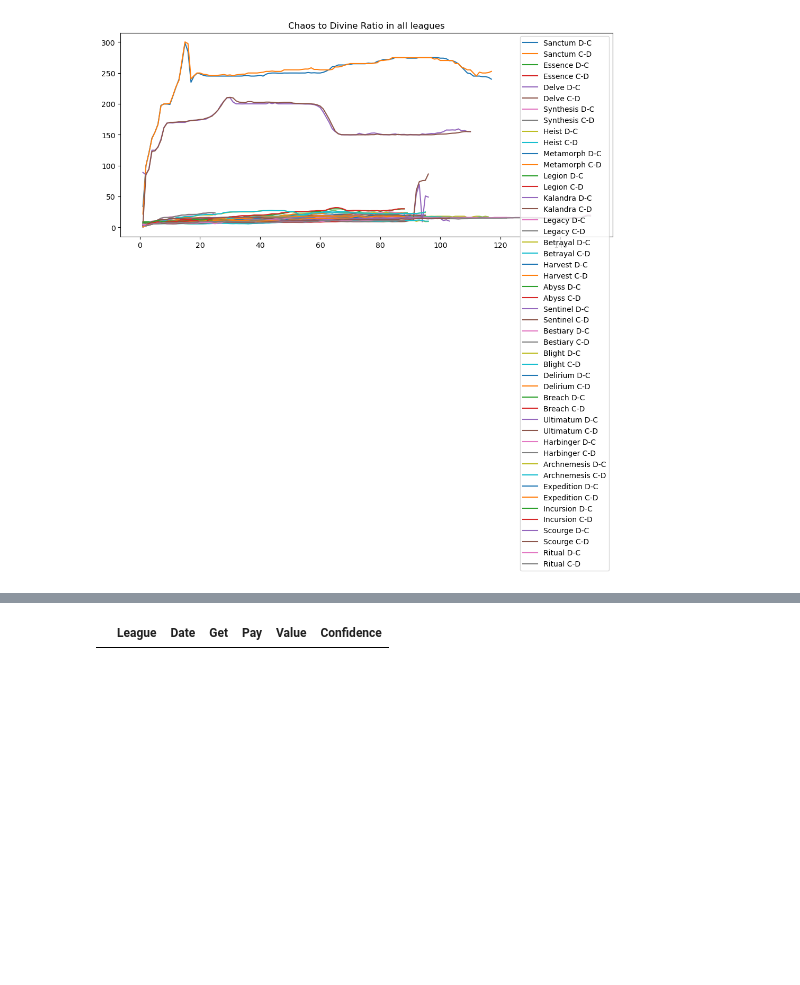
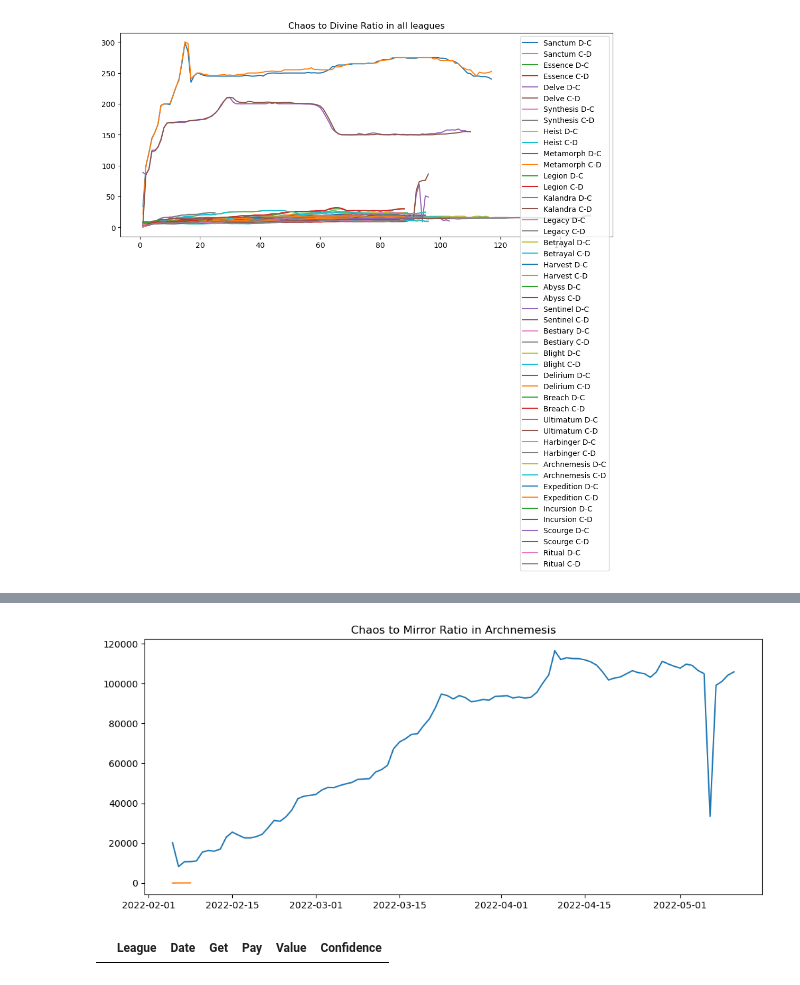
Before and after one commit to EKYS12/PoE_Currency_Market_Analysis, a Jupyter notebook: notebooks/eda.ipynb, the cells around one changed output, grey strips where cells are left out. Cells and saved outputs as stored; diff of their text form; code cells hidden in the pictures; blank space fills up the shorter version.

```diff
--- a/notebooks/eda.ipynb
+++ b/notebooks/eda.ipynb
@@ -232,3 +231,21 @@ ValueError: Columns must be same length as key
+# %%
+df = league_df('Archnemesis', 'mirror')
+df = trade_ratio(df)
+df = day_count(df)
+plt.figure(figsize=(12,5))
+plt.plot(
+    df[df['Ratio Label'] == 'M-C']['Date'],
+    df[df['Ratio Label'] == 'M-C']['Ratio'],
+)
+plt.plot(
+    df[df['Ratio Label'] == 'C-M']['Date'],
+    df[df['Ratio Label'] == 'C-M']['Ratio'],
+)
+
+plt.title('Chaos to Mirror Ratio in Archnemesis')
+plt.show;
+# %% [output]
+[figure, added]
 # %%
 df = league_df('Legacy', 'mirror')
 
```
Also changed, not shown: parts of 4 cells of this notebook.
